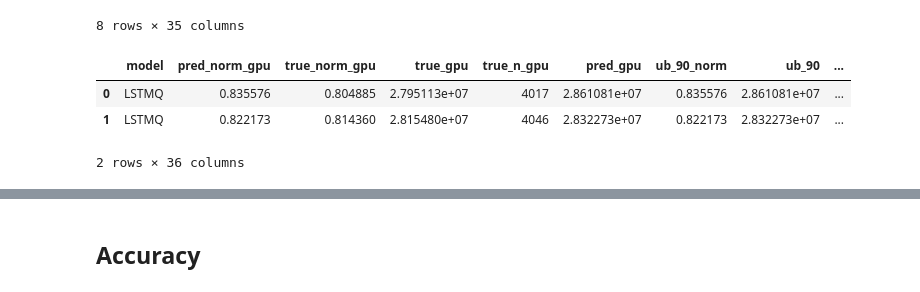
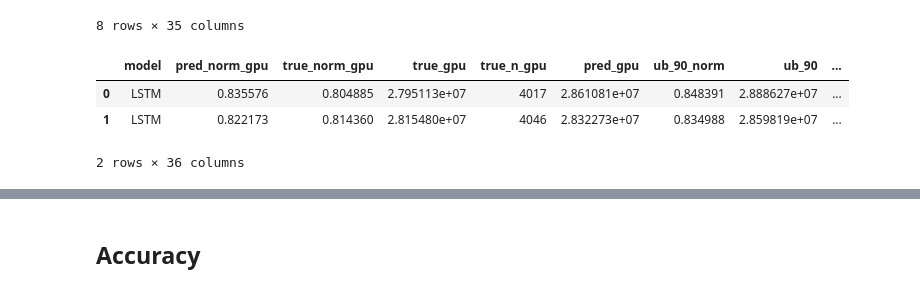
Before and after one commit to andreareds/GreenUncertaintyForecaster, a Jupyter notebook: res/analysis.ipynb, the cells around one changed output, grey strips where cells are left out. Saved outputs shown, nothing was run; the diff lists cells and outputs as text; code cells hidden in the pictures.

```diff
--- a/res/analysis.ipynb
+++ b/res/analysis.ipynb
@@ -13,3 +9,25 @@ def find_upper_bound(mu, std, alpha=0.95):
+# %%
+def find_upper_bound(mu, std, alpha=0.95):
+    z_value = norm.ppf(alpha)
+    return mu + std * z_value
+
+def find_optimal_std_lstm(train, confidence, train_win):
+    """
+    conf_levels = list of confidence level e.g. np.arange(0.90, 1, 0.01) from which you want to find the optimal std
+    train_win: int, lenght of the past history used for finding the optimal standard deviation
+    """
+    stds_test = np.arange(0.01, 1., 0.0005) # this range needs to be set for ali2020
+    train_d = None
+    if train_win:
+        train_d = train.iloc[-train_win:].copy()
+    for std in stds_test:
+        train_d["up"] = train_d.apply(lambda row: find_upper_bound(row["avggpu"], std, confidence), axis=1)
+        # count how much you under predict
+        up = sum(train_d.up < train_d.labels)/len(train_d)*100
+        count_perc = 100. - up
+        if count_perc >= confidence:
+            return std
+    return None
 # %%
 gpu_conv_value = 0.00021648585046
 gpu_no_norm_conv_value = 6958.933333333333333
@@ -156,25 +174,25 @@ lstmq_results.describe()
 # %%
 lstm_results = pd.read_csv("output_LSTM-ali20_g-gpu-w288-h2.csv")
 lstm_results.drop(labels=["Unnamed: 0"], inplace=True, axis=1)
-lstm_results["model"] = ["LSTMQ" for i in range(len(lstm_results))]
+lstm_results["model"] = ["LSTM" for i in range(len(lstm_results))]
 lstm_results.rename(columns={"avggpu": "pred_norm_gpu", "std": "pred_std", "labels": "true_norm_gpu"}, inplace=True)
 first_column = lstm_results.pop('model')
 lstm_results.insert(0, 'model', first_column)
 lstm_results["true_gpu"] = scaler.inverse_transform(lstm_results["true_norm_gpu"].values.reshape(-1,1))
 lstm_results["true_n_gpu"] = lstm_results.apply(lambda row: math.ceil(row["true_gpu"]/gpu_no_norm_conv_value), axis=1)
 lstm_results["pred_gpu"] = scaler.inverse_transform(lstm_results["pred_norm_gpu"].values.reshape(-1,1))
 
+df_train = pd.read_csv("output_train-LSTM-ali20_g-gpu-w288-h2.csv")
 for target in target_qos:
     alpa = float(int(target)/100)
-    perc_upper_bound = 0.005*(int(target[1])) # 0.5% for increasing target qos
-    lstm_results[f"ub_{target}_norm"] = lstm_results["pred_norm_gpu"].values
-    lstm_results[f"ub_{target}_norm"] = [value+(perc_upper_bound*1.45) for value in lstm_results[f"ub_{target}_norm"].values]
+    train_std = find_optimal_std_lstm(df_train, alpa, 288)
+    lstm_results[f"ub_{target}_norm"] = lstm_results.apply(lambda row: find_upper_bound(row["pred_norm_gpu"], train_std, alpha=alpa), axis=1)
     lstm_results[f"ub_{target}"] = scaler.inverse_transform(lstm_results[f"ub_{target}_norm"].values.reshape(-1,1))
     lstm_results[f"pred_n_gpu_{target}"] = lstm_results.apply(lambda row: math.ceil(row[f"ub_{target}"]/gpu_no_norm_conv_value), axis=1)
 lstm_results.to_csv("scenarios/lstm_results.csv")
 lstm_results.head(2)
 # %% [output]
 |  | model | pred_norm_gpu | true_norm_gpu | true_gpu | true_n_gpu | pred_gpu | ub_90_norm | ub_90 | ... |
-| 0 | LSTMQ | 0.835576 | 0.804885 | 2.795113e+07 | 4017 | 2.861081e+07 | 0.835576 | 2.861081e+07 | ... |
-| 1 | LSTMQ | 0.822173 | 0.814360 | 2.815480e+07 | 4046 | 2.832273e+07 | 0.822173 | 2.832273e+07 | ... |
+| 0 | LSTM | 0.835576 | 0.804885 | 2.795113e+07 | 4017 | 2.861081e+07 | 0.848391 | 2.888627e+07 | ... |
+| 1 | LSTM | 0.822173 | 0.814360 | 2.815480e+07 | 4046 | 2.832273e+07 | 0.834988 | 2.859819e+07 | ... |
 2 rows × 36 columns
```
Also changed, not shown: parts of 34 cells of this notebook, 3 other files.
